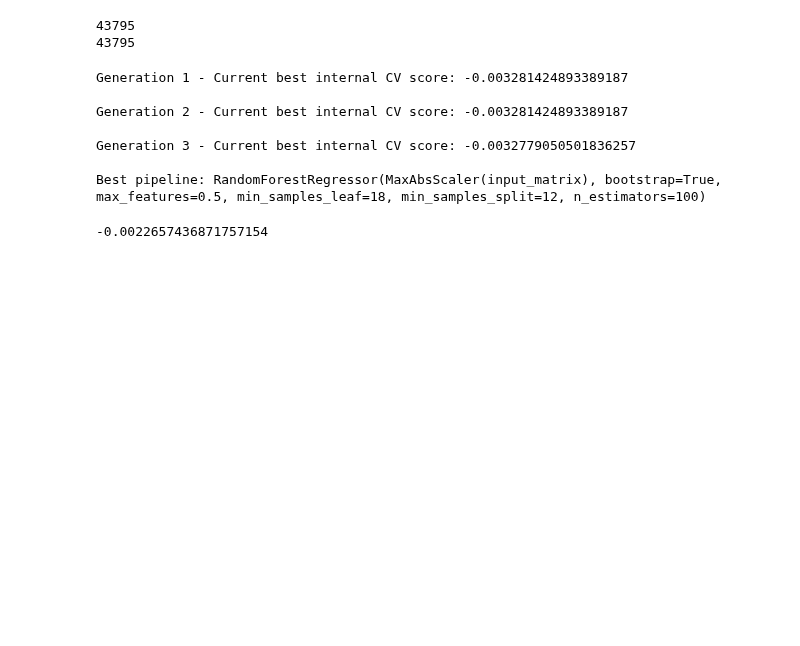
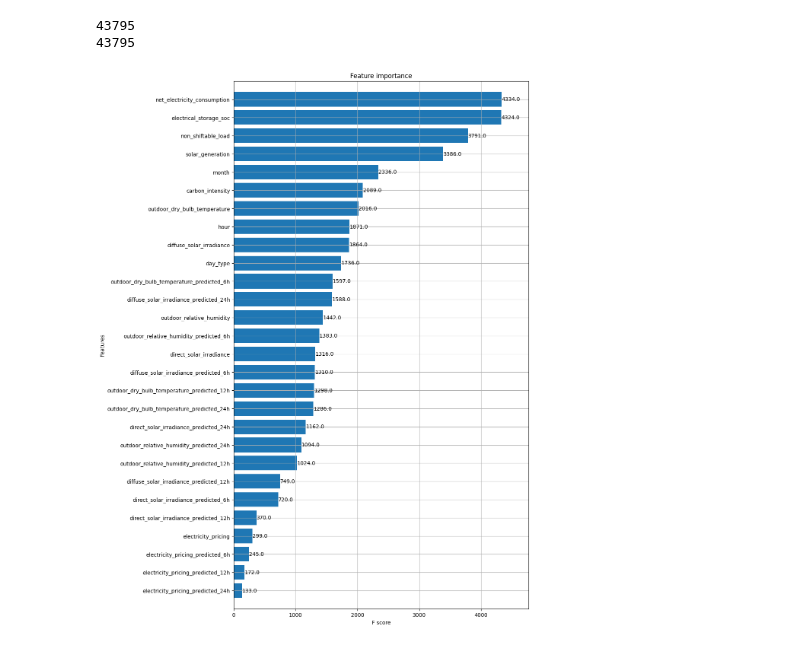
Before and after one commit to TeamEpochGithub/citylearn2022, a Jupyter notebook: traineval/training/tpot_actions/tpot_actions.ipynb, the cells around one changed output. Drawn from its saved outputs; the diff is of its cells as text; code cells hidden in the pictures; blank space fills up the shorter version.

```diff
--- a/traineval/training/tpot_actions/tpot_actions.ipynb
+++ b/traineval/training/tpot_actions/tpot_actions.ipynb
@@ -46,5 +49,6 @@ col_names = ["month",
 # %%
 df = pd.read_csv(action_file_path)
+df_original = df
 df.head()
 # %% [output]
 |  | month | day_type | hour | outdoor_dry_bulb_temperature | outdoor_dry_bulb_temperature_pred... | outdoor_dry_bulb_temperature_pred... | ... |
@@ -112,17 +113,34 @@ from sklearn.model_selection import train_test_split
 
 # X_train, X_test, y_train, y_test = train_test_split(X, y)
 
-tpot_regressor = TPOTRegressor(generations=3, population_size=10, verbosity=2, n_jobs=-1, cv=cv_iter)
+tpot_regressor = TPOTRegressor(generations=5, population_size=20, verbosity=2, n_jobs=-1, cv=cv_iter)
 tpot_regressor.fit(X, y)
 print(tpot_regressor.score(X, y))
-# %% [output]
-Generation 1 - Current best internal CV score: -0.003281424893389187
-
-Generation 2 - Current best internal CV score: -0.003281424893389187
-
-Generation 3 - Current best internal CV score: -0.0032779050501836257
-
-Best pipeline: RandomForestRegressor(MaxAbsScaler(input_matrix), bootstrap=True, max_features=0.5, min_samples_leaf=18, min_samples_split=12, n_estimators=100)
--0.0022657436871757154
 # %%
 tpot_regressor.export('tpot_exported_pipeline.py')
+# %%
+import xgboost as xgb
+
+train_y = y
+train_X = df_original.drop(["action"], axis=1)
+xgb_params = {
+    'eta': 0.05,
+    'max_depth': 10,
+    'subsample': 1.0,
+    'colsample_bytree': 0.7,
+    'objective': 'reg:linear',
+    'eval_metric': 'rmse',
+    'silent': 1
+}
+dtrain = xgb.DMatrix(train_X, train_y, feature_names=train_X.columns.values)
+model = xgb.train(dict(xgb_params, silent=0), dtrain, num_boost_round=100)
+remain_num = 99
+
+
+from matplotlib import pyplot as plt
+
+fig, ax = plt.subplots(figsize=(10,18))
+xgb.plot_importance(model, max_num_features=remain_num, height=0.8, ax=ax)
+plt.show()
+# %% [output]
+[figure, added]
```
Also changed, not shown: parts of 2 cells of this notebook, 6 other files.
